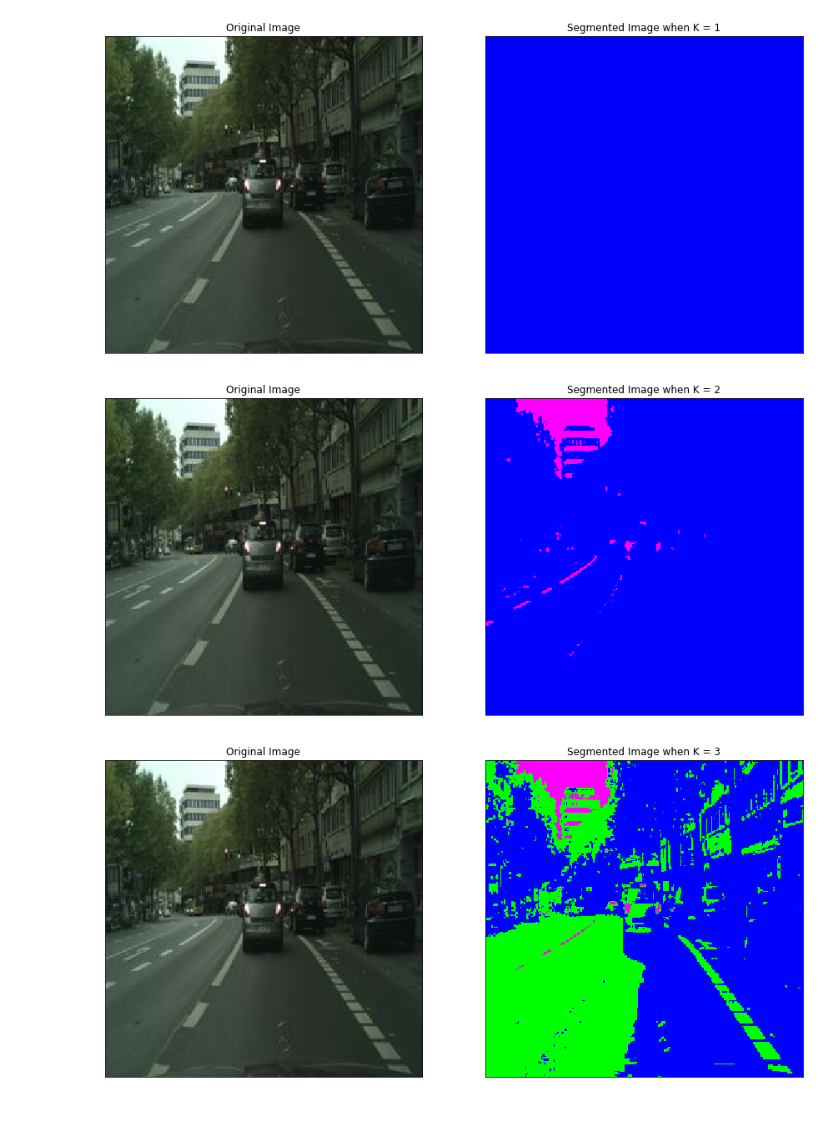
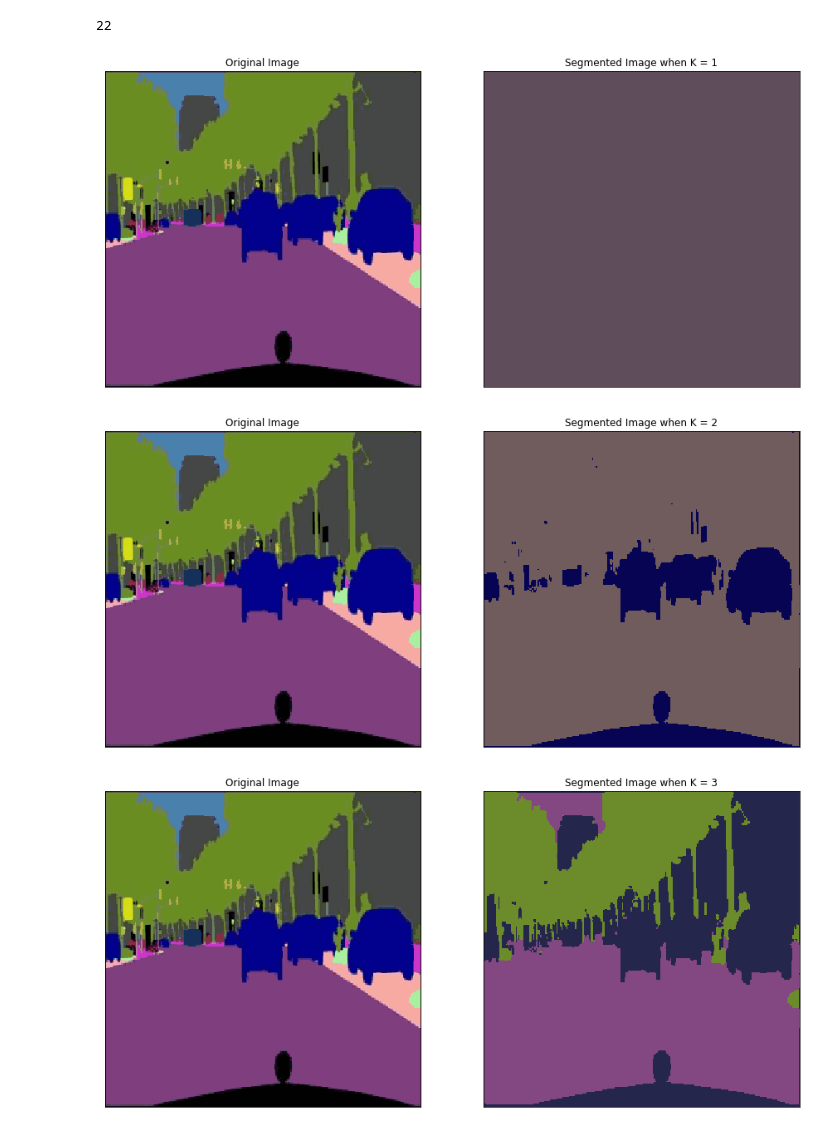
Before and after one commit to fatemehkarimi/computational-intelligence-homeworks, a Jupyter notebook: hw4/hw4_fatemehkarimi.ipynb, the cells around one changed output. Drawn from its saved outputs; the diff is of its cells as text; code cells hidden in the pictures.

```diff
--- a/hw4/hw4_fatemehkarimi.ipynb
+++ b/hw4/hw4_fatemehkarimi.ipynb
@@ -16,0 +12,24 @@ array([[  0,   0, 255],
+# %%
+criteria1 = (cv2.TERM_CRITERIA_EPS + cv2.TERM_CRITERIA_MAX_ITER, 10, 1.0)
+attempts1 = 10
+figure_size1 = 15
+squared_distances1 = []
+color = np.array([[0,0,255],[255,0,255],[0,255,0],[128,0,128],[255,0,0],[255,255,0],[0,128,128],[128,128,0],[0,255,255],[0,0,0]])
+for K in range(1,10):
+    ret1,label1,center1=cv2.kmeans(vectorized,K,None,criteria1,attempts1,cv2.KMEANS_PP_CENTERS)
+    squared_distances1.append(ret1)
+    center1 = np.uint8(center1)
+    center1= color[:K]
+    #center = center + 50
+
+    res1 = center1[label1.flatten()]
+    result_image1 = res1.reshape((img.shape))
+    if K==4:
+
+        print(center1)
+        plt.figure(figsize=(figure_size1,figure_size1))
+        plt.subplot(1,2,1),plt.imshow(img)
+        plt.title('Original Image'), plt.xticks([]), plt.yticks([])
+        plt.subplot(1,2,2),plt.imshow(result_image1)
+        plt.title('Segmented Image when K = %i' % K), plt.xticks([]), plt.yticks([])
+        plt.show()
@@ -17,28 +100,37 @@ array([[  0,   0, 255],
+# %%
+final_image = cv2.imread('mk.png')
+final_image = cv2.cvtColor(final_image, cv2.COLOR_BGR2RGB)
+# %%
+final_image_2d = final_image.reshape((-1, 3))
+final_image_2d = np.float32(final_image_2d)
+# %%
+len(np.unique(final_image_2d[:,0]))
+# %% [output]
+22
 # %%
 criteria = (cv2.TERM_CRITERIA_EPS + cv2.TERM_CRITERIA_MAX_ITER, 10, 1.0)
 attempts = 10
 figure_size = 15
 squared_distances = []
-color = np.array([[0,0,255],[255,0,255],[0,255,0],[128,0,128],[255,0,0],[255,255,0],[0,128,128],[128,128,0],[0,255,255],[0,0,0]])
-for K in range(1, 10):
-    ret,label,center=cv2.kmeans(vectorized,K,None,criteria,attempts,cv2.KMEANS_PP_CENTERS)
+for K in range(1, 13):
+    ret,label,center=cv2.kmeans(final_image_2d,K,None,criteria,attempts,cv2.KMEANS_PP_CENTERS)
     squared_distances.append(ret)
     center = np.uint8(center)
-    center= color[:K]
+    #center= color[:K]
     #center = center + 50
 
     res = center[label.flatten()]
-    result_image = res.reshape((img.shape))
+    result_image = res.reshape((final_image.shape))
 
 
 
     plt.figure(figsize=(figure_size,figure_size))
-    plt.subplot(1,2,1),plt.imshow(img)
+    plt.subplot(1,2,1),plt.imshow(final_image)
     plt.title('Original Image'), plt.xticks([]), plt.yticks([])
     plt.subplot(1,2,2),plt.imshow(result_image)
     plt.title('Segmented Image when K = %i' % K), plt.xticks([]), plt.yticks([])
     plt.show()
 # %% [output]
-[figure, old version]
+[figure, new version]
-[figure, old version]
+[figure, new version]
-[figure, old version]
+[figure, new version]
```
Also changed, not shown: parts of 21 cells of this notebook.
